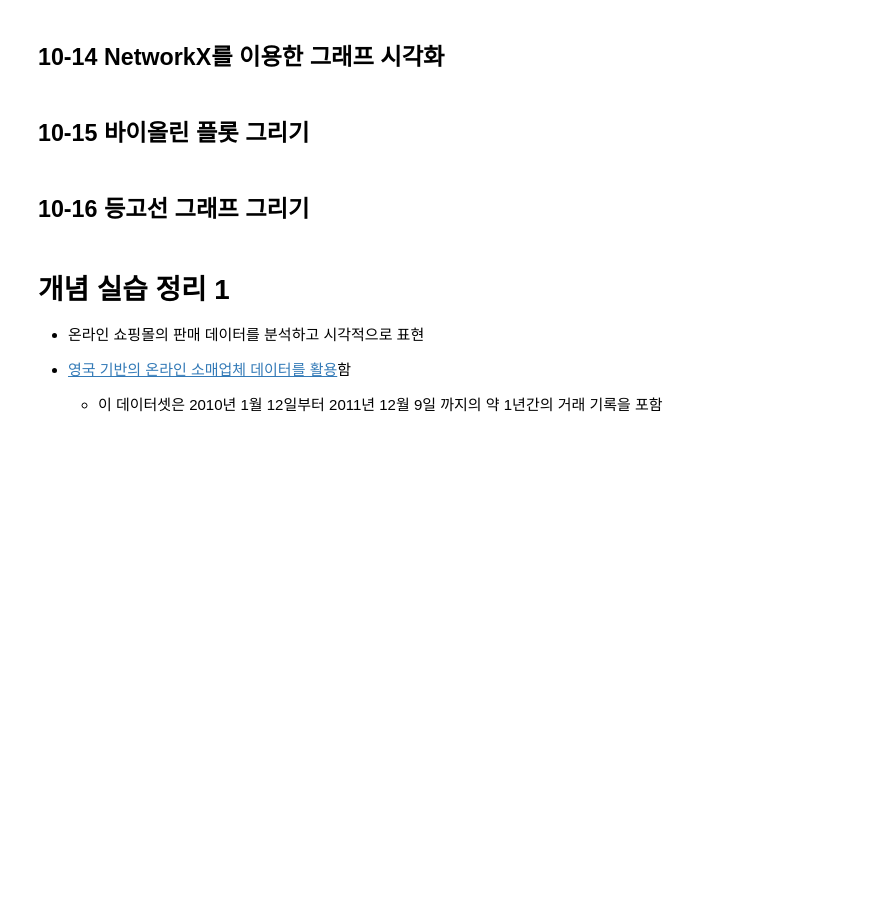
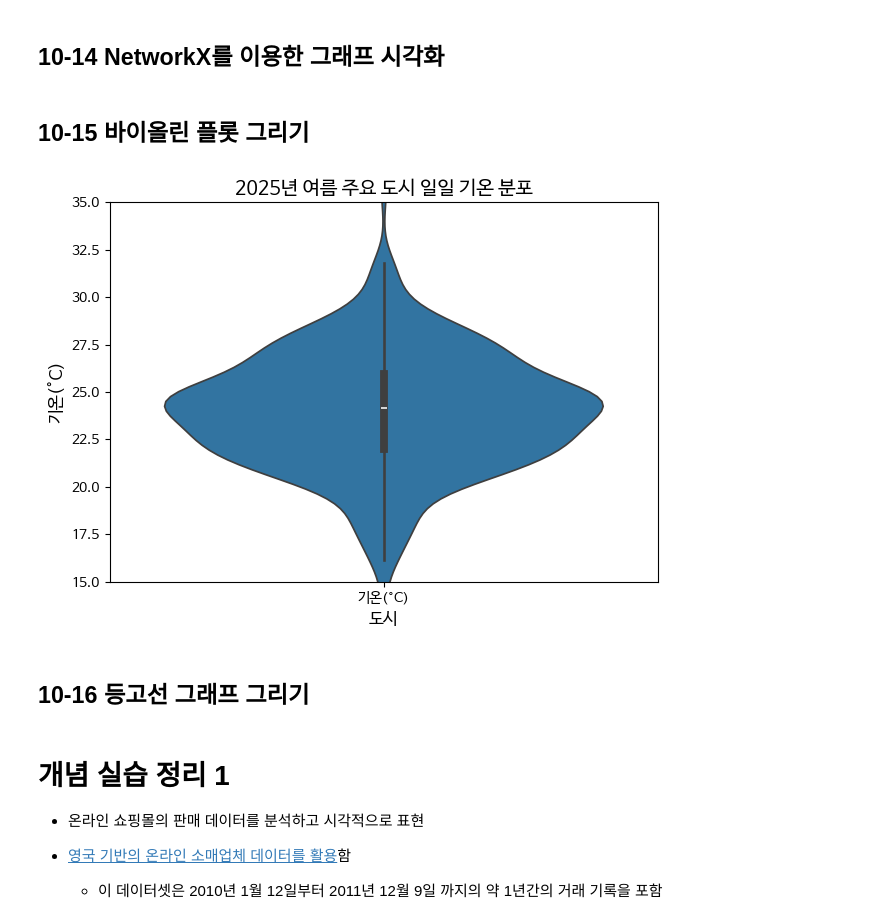
Before and after one commit to jj-it-lab/Data-Analysis-with-Open-Source, a Jupyter notebook: 오픈소스_데이터_분석_10강.ipynb, the cells around one changed output. Cells and saved outputs as stored; diff of their text form; code cells hidden in the pictures; blank space fills up the shorter version.

```diff
--- a/오픈소스_데이터_분석_10강.ipynb
+++ b/오픈소스_데이터_분석_10강.ipynb
@@ -328,33 +338,35 @@ plt.show()
 # %%
 import matplotlib.pyplot as plt
 import seaborn as sns
 import numpy as np
 import pandas as pd
 
 np.random.seed(42) ## 난수 시드 설정
 
 ## 도시별 가상 기온 데이터 생성
 seoul_temp = np.random.normal(22, 3, 100)
 busan_temp = np.random.normal(24, 2, 100)
 jeju_temp = np.random.normal(26, 2.5, 100)
 
 ## DataFrame 생성
 data = pd.DataFrame({
     '도시': ['서울'] * 100 + ['부산'] * 100 + ['제주'] * 100,
     '기온(°C)': np.concatenate([seoul_temp, busan_temp, jeju_temp])
 })
 
 ## seaborn을 이용하여 바이올린 플롯 그리기
-
+sns.violinplot(data)
 
 ## 그래프 제목 및 축 레이블 설정
 plt.title('2025년 여름 주요 도시 일일 기온 분포', fontsize=14)
 plt.xlabel('도시', fontsize=12)
 plt.ylabel('기온(°C)', fontsize=12)
 plt.ylim(15, 35)
 
 plt.tight_layout()
 plt.show()
+# %% [output]
+[figure, added]
 # %% [markdown]
 ## 10-16 등고선 그래프 그리기
 # %%
```
Also changed, not shown: parts of 4 cells of this notebook.
